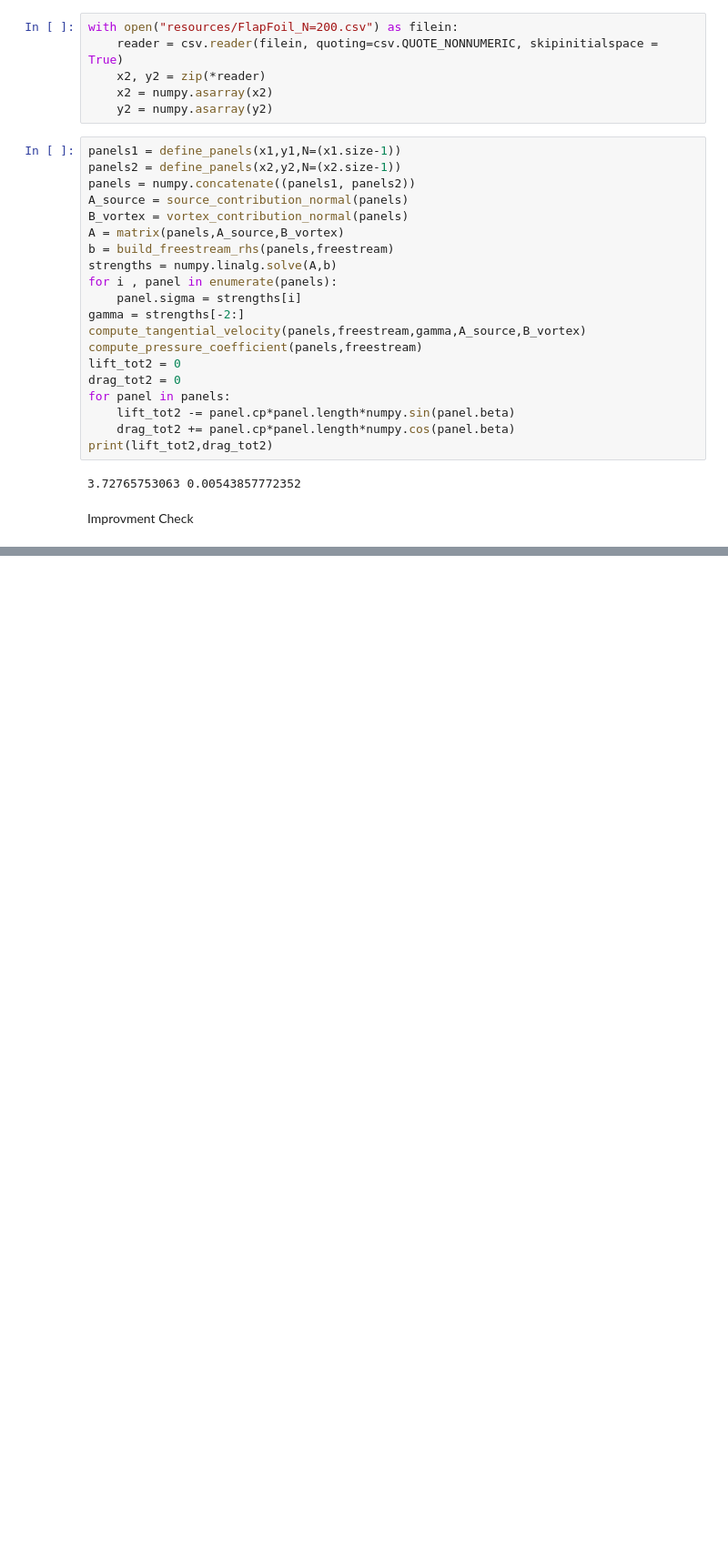
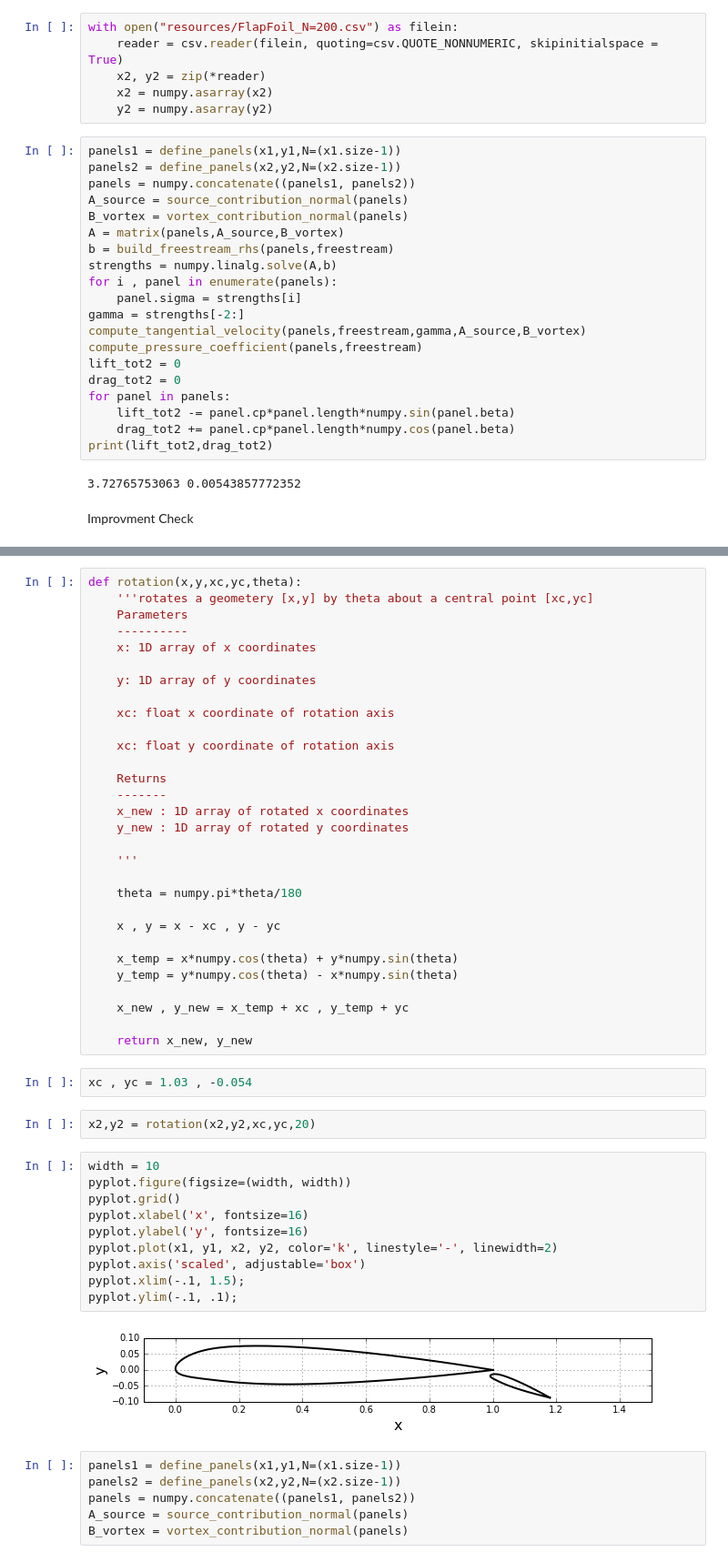
Before and after one commit to Dmphelps89/mae6226, a Jupyter notebook: Assignment_03.ipynb, the cells around one changed output, grey strips where cells are left out. Shown at 91% size. Cells and saved outputs as stored; diff of their text form; blank space fills up the shorter version.

```diff
--- a/Assignment_03.ipynb
+++ b/Assignment_03.ipynb
@@ -464,0 +489,52 @@ improvment is 50.3643581791 %
+# %%
+def rotation(x,y,xc,yc,theta):
+    '''rotates a geometery [x,y] by theta about a central point [xc,yc]
+    Parameters
+    ----------
+    x: 1D array of x coordinates
+
+    y: 1D array of y coordinates
+
+    xc: float x coordinate of rotation axis
+
+    xc: float y coordinate of rotation axis
+
+    Returns
+    -------
+    x_new : 1D array of rotated x coordinates
+    y_new : 1D array of rotated y coordinates
+
+    '''
+
+    theta = numpy.pi*theta/180
+
+    x , y = x - xc , y - yc
+
+    x_temp = x*numpy.cos(theta) + y*numpy.sin(theta)
+    y_temp = y*numpy.cos(theta) - x*numpy.sin(theta)
+
+    x_new , y_new = x_temp + xc , y_temp + yc
+
+    return x_new, y_new
+# %%
+xc , yc = 1.03 , -0.054
+# %%
+x2,y2 = rotation(x2,y2,xc,yc,20)
+# %%
+width = 10
+pyplot.figure(figsize=(width, width))
+pyplot.grid()
+pyplot.xlabel('x', fontsize=16)
+pyplot.ylabel('y', fontsize=16)
+pyplot.plot(x1, y1, x2, y2, color='k', linestyle='-', linewidth=2)
+pyplot.axis('scaled', adjustable='box')
+pyplot.xlim(-.1, 1.5);
+pyplot.ylim(-.1, .1);
+# %% [output]
+[figure, added]
+# %%
+panels1 = define_panels(x1,y1,N=(x1.size-1))
+panels2 = define_panels(x2,y2,N=(x2.size-1))
+panels = numpy.concatenate((panels1, panels2))
+A_source = source_contribution_normal(panels)
+B_vortex = vortex_contribution_normal(panels)
```
Also changed, not shown: parts of 6 cells of this notebook, 2 other files.
